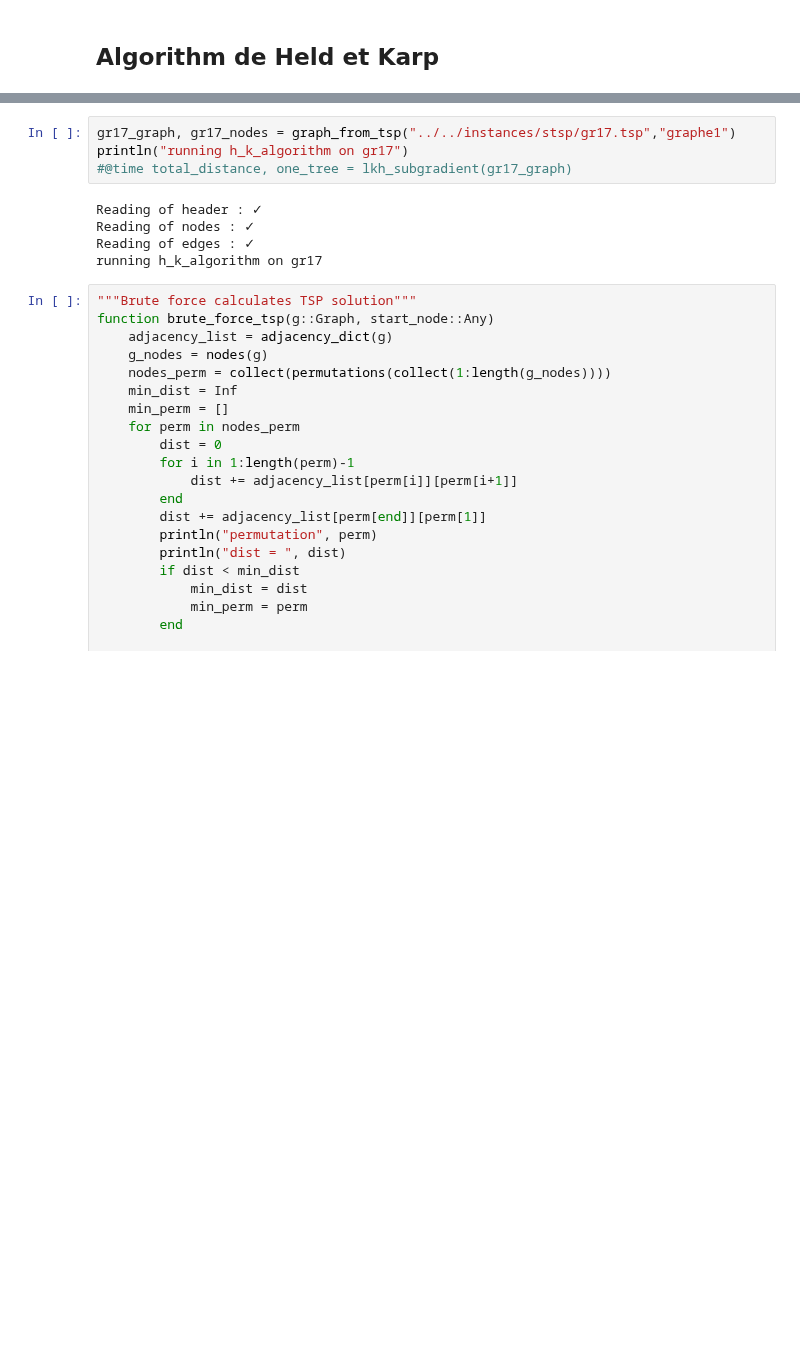
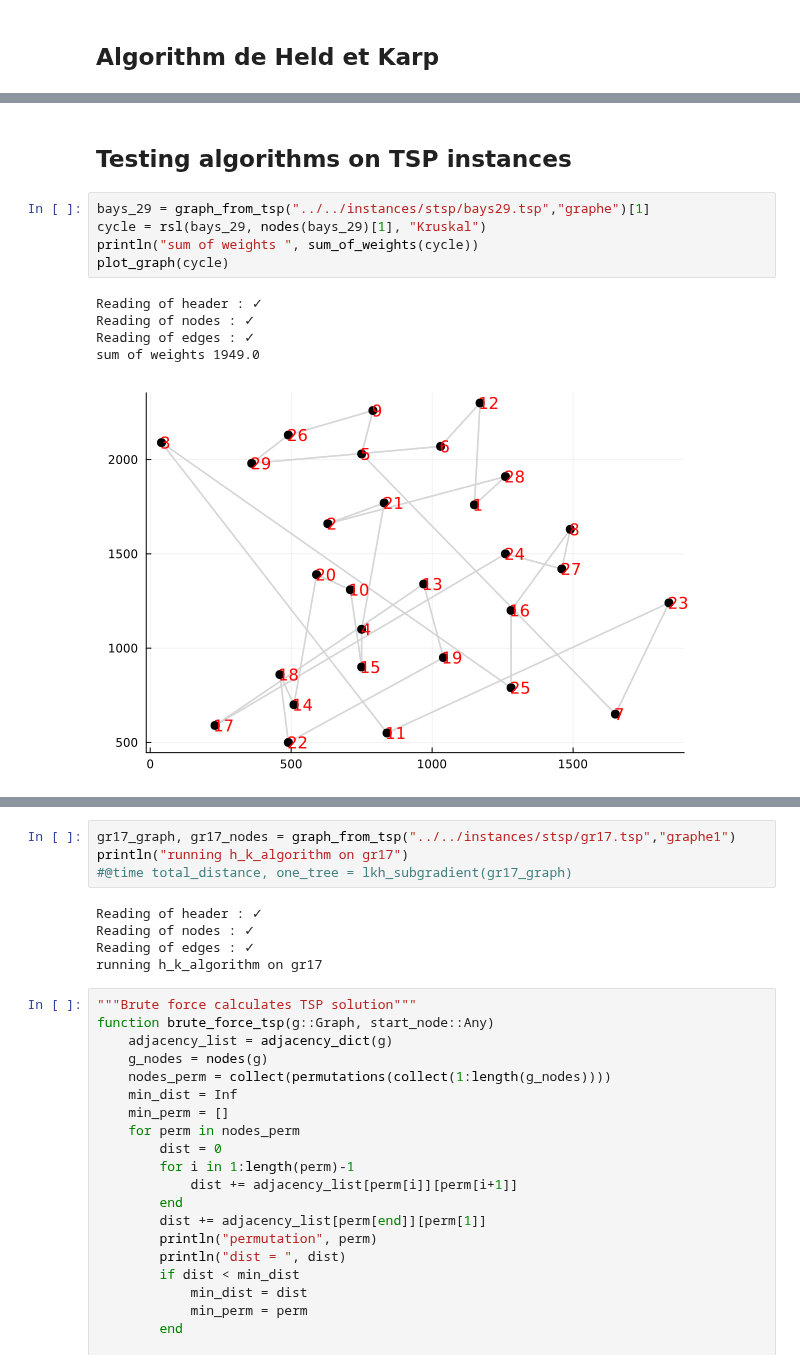
Before and after one commit to Ostrograd/mth6412b-starter-code, a Jupyter notebook: projet/phase3/phase3.ipynb, the cells around one changed output, grey strips where cells are left out. Saved outputs shown, nothing was run; the diff lists cells and outputs as text; blank space fills up the shorter version.

```diff
--- a/projet/phase3/phase3.ipynb
+++ b/projet/phase3/phase3.ipynb
@@ -604,0 +545,13 @@ Graph{Vector{Float64}, Float64}("Test2", Node{Vector{Float64}}[Node{Vector{Float
+# %% [markdown]
+## Testing algorithms on TSP instances
+# %%
+bays_29 = graph_from_tsp("../../instances/stsp/bays29.tsp","graphe")[1]
+cycle = rsl(bays_29, nodes(bays_29)[1], "Kruskal")
+println("sum of weights ", sum_of_weights(cycle))
+plot_graph(cycle)
+# %% [output]
+Reading of header : ✓
+Reading of nodes : ✓
+Reading of edges : ✓
+sum of weights 1949.0
+[figure, added]
```
Also changed, not shown: parts of 24 cells of this notebook, 7 other files.
